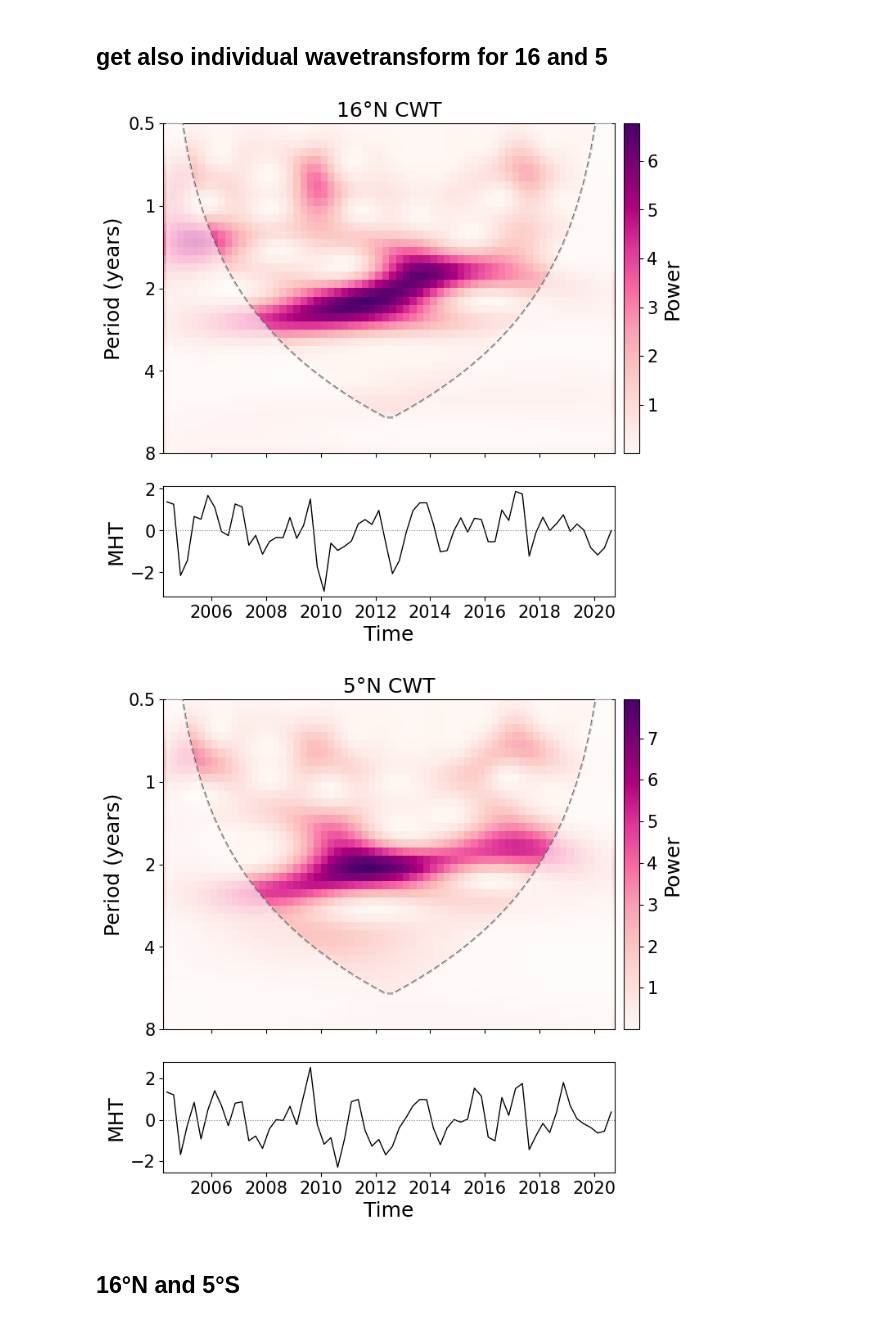
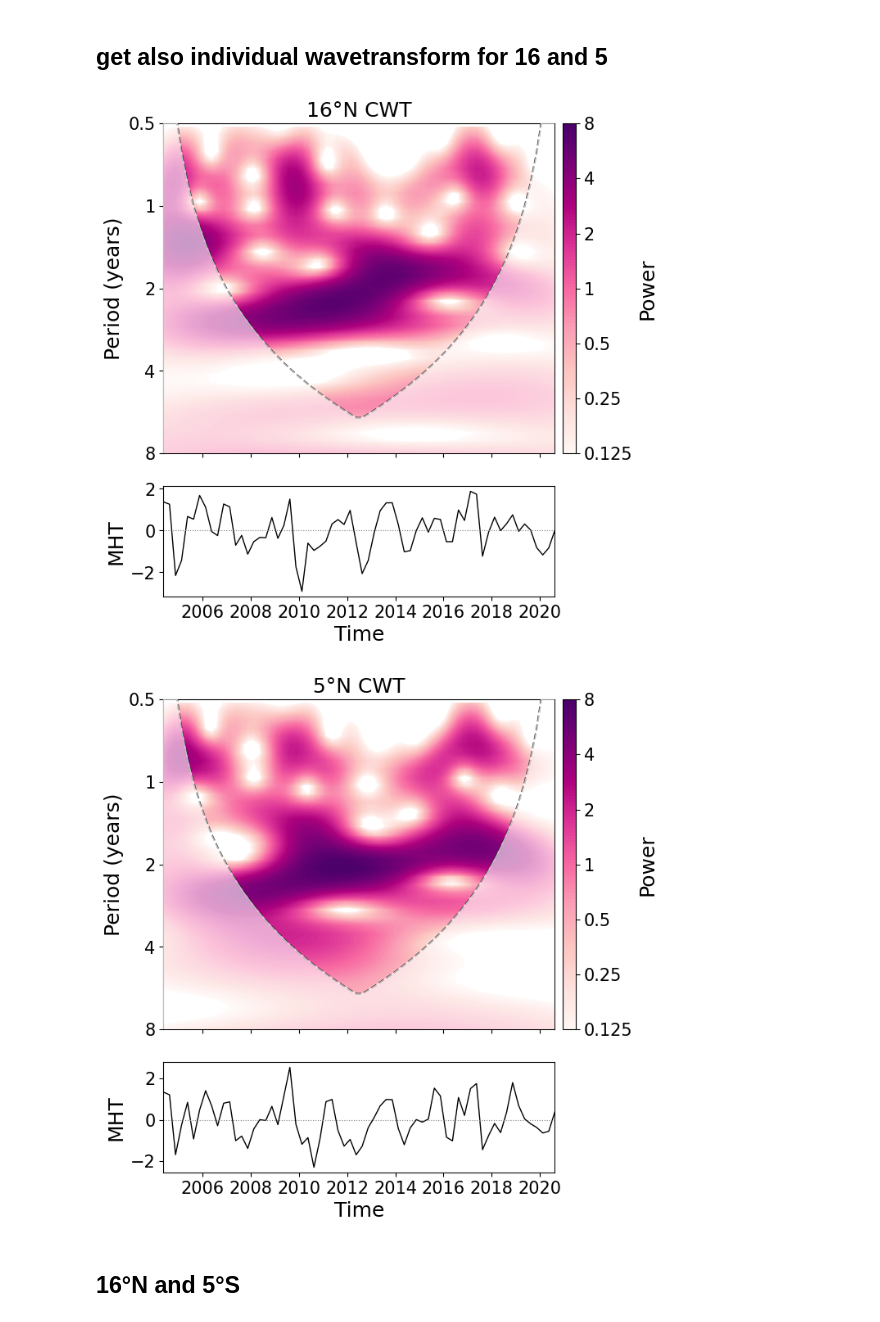
Before and after one commit to lea-dietz/masterthesis, a Jupyter notebook: coding/mht_waveletcoherence.ipynb, the cells around one changed output. Cells and saved outputs as stored; diff of their text form; code cells hidden in the pictures.

Commit message:
wip CWT plot

```diff
--- a/coding/mht_waveletcoherence.ipynb
+++ b/coding/mht_waveletcoherence.ipynb
@@ -246,15 +248,12 @@ def cwt_plot(
     time,
     timeseries,
     cmap=cb.sequential.YlGnBu_9.mpl_colormap,
-    vmin=None,
-    vmax=None,
     title="16°N CWT",
-    analysis_type="Power",
     timeseries_label="Index",
     savefig=False,
     savelabel="cwt_plot",
 ):
-    fig = plt.figure(figsize=(7.5, 7.5))
+    fig = plt.figure(figsize=(6.5, 7.5))
     gs = fig.add_gridspec(
         nrows=2, ncols=2,
         width_ratios=[30, 1],     # main plot vs colorbar column
@@ -266,12 +265,18 @@ def cwt_plot(
     cax = fig.add_subplot(gs[0, 1])
     ax_ts = fig.add_subplot(gs[1, 0], sharex=ax)
 
-    if vmin is not None and vmax is not None:
-        cf = ax.pcolormesh(time, period, power, cmap=cmap, shading='auto', vmin=vmin, vmax=vmax)
-    else:
-        cf = ax.pcolormesh(time, period, power, cmap=cmap, shading='auto')
+    tick_levels = [1/8, 1/4, 1/2, 1, 2, 4, 8]
 
-    fig.colorbar(cf, cax=cax, label=analysis_type)
+    # Many fine, log-spaced levels for a smooth-looking fill
+    fine_levels = np.logspace(np.log10(tick_levels[0]), np.log10(tick_levels[-1]), 100)
+
+    cf = ax.contourf(time, period, power, levels=fine_levels,
+                norm=LogNorm(vmin=tick_levels[0], vmax=tick_levels[-1]),
+                cmap=cmap,
+                )
+
+    cbar = fig.colorbar(cf, cax=cax, label='Power', ticks=tick_levels)
+    cbar.ax.set_yticklabels([f'{l:.3g}' if l < 1 else f'{int(l)}' for l in tick_levels])
 
     ax.plot(time, COI, 'k--', linewidth=1.5, label="COI")
     ax.fill_between(time, COI, period.max(), color='white', alpha=0.6, zorder=5)
@@ -309,6 +314,7 @@ def cwt_plot(
     # timeseries subfigure ( following idea from :A. Grinsted1, J. C. Moore1, and S. Jevrejeva2 2004)
 
     ax_ts.plot(time, timeseries, 'k-', linewidth=1)
+
     ax_ts.axhline(0, color='gray', linewidth=0.8, linestyle=':')
     ax_ts.set_ylabel(timeseries_label)
     ax_ts.set_xlabel('Time')
@@ -325,7 +331,7 @@ def cwt_plot(
 # %% [markdown]
 ## 26°N and 11°S
 # %%
-do_analysis = True
+do_analysis = False
 if do_analysis:
     WCT, arrowsWCT, COI, period, sig = wct_analysis(
         mht_26_pd,
@@ -413,41 +417,35 @@ y2_normal = (y2 - y2.mean()) / std2
 _kwargs = dict(dj=dj, s0=s0, J=J, wavelet=wavelet)
 W1, sj_1, freq_1, coi_1, _, _ = pycwt.cwt(y1_normal, dt, **_kwargs)
 W2, sj_2, freq_2, coi_2, _, _ = pycwt.cwt(y2_normal, dt, **_kwargs)
 
 power1 = np.abs(W1) ** 2  ## as defined in: A. Grinsted1, J. C. Moore1, and S. Jevrejeva2 2004
 power2 = np.abs(W2) ** 2
 
 cwt_plot(
     power1, coi_1, 1/freq_1,
     time=time,
     timeseries=y1_normal,       # or y1 for original (unnormalized) units
     cmap=cb.sequential.RdPu_9.mpl_colormap,
-    # vmin=0,
-    # vmax=8,
     title="16°N CWT",
-    analysis_type="Power",
     timeseries_label="MHT",
     savefig=True,
     savelabel="cwt_16N"
 
 )
 
 cwt_plot(
     power2, coi_2, 1/freq_2,
     time=time,
     timeseries=y2_normal,       # or y1 for original (unnormalized) units
     cmap=cb.sequential.RdPu_9.mpl_colormap,
-    # vmin=0,
-    # vmax=8,
     title="5°N CWT",
-    analysis_type="Power",
     timeseries_label="MHT",
     savefig=True,
     savelabel="cwt_5N"
 )
 # %% [output]
-[figure, old version]
+[figure, new version]
-[figure, old version]
+[figure, new version]
 # %% [markdown]
 ## 16°N and 5°S
 # %%
```
Also changed, not shown: parts of 3 cells of this notebook, 4 other files.
